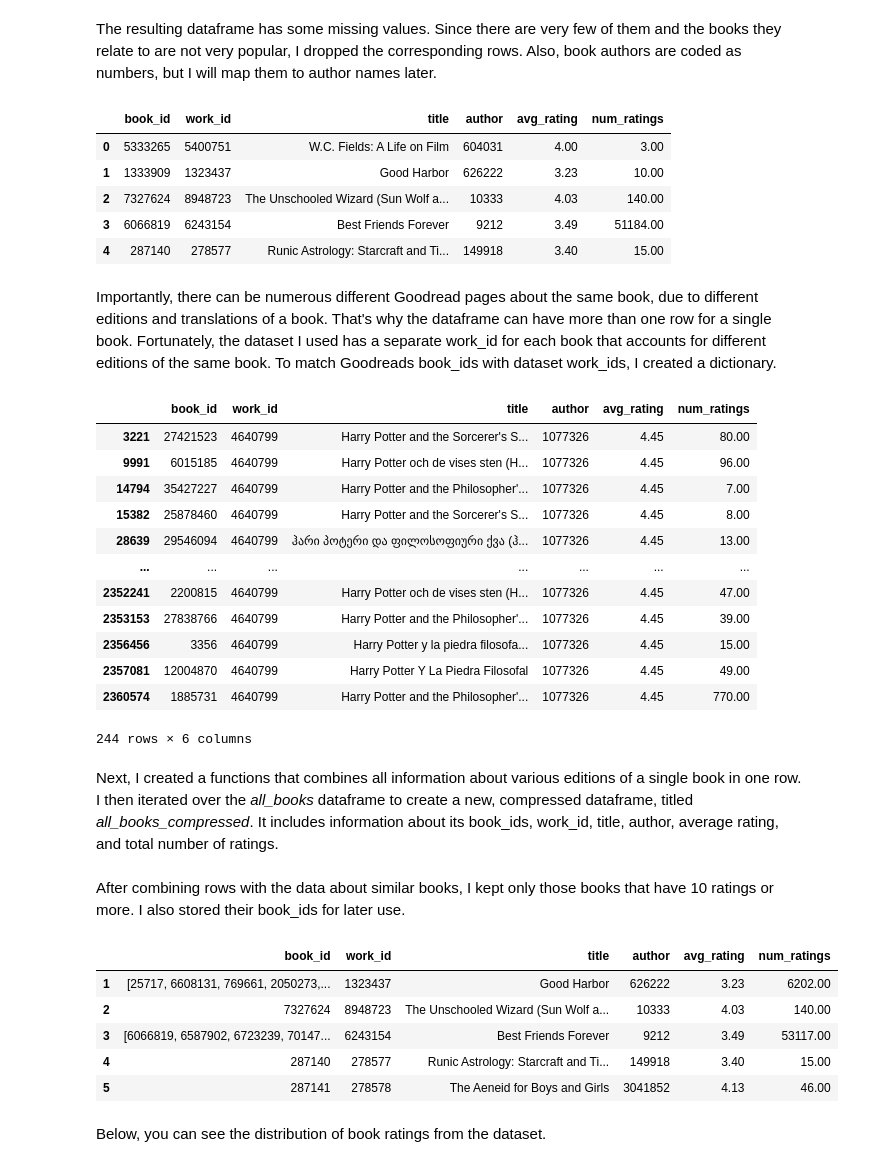
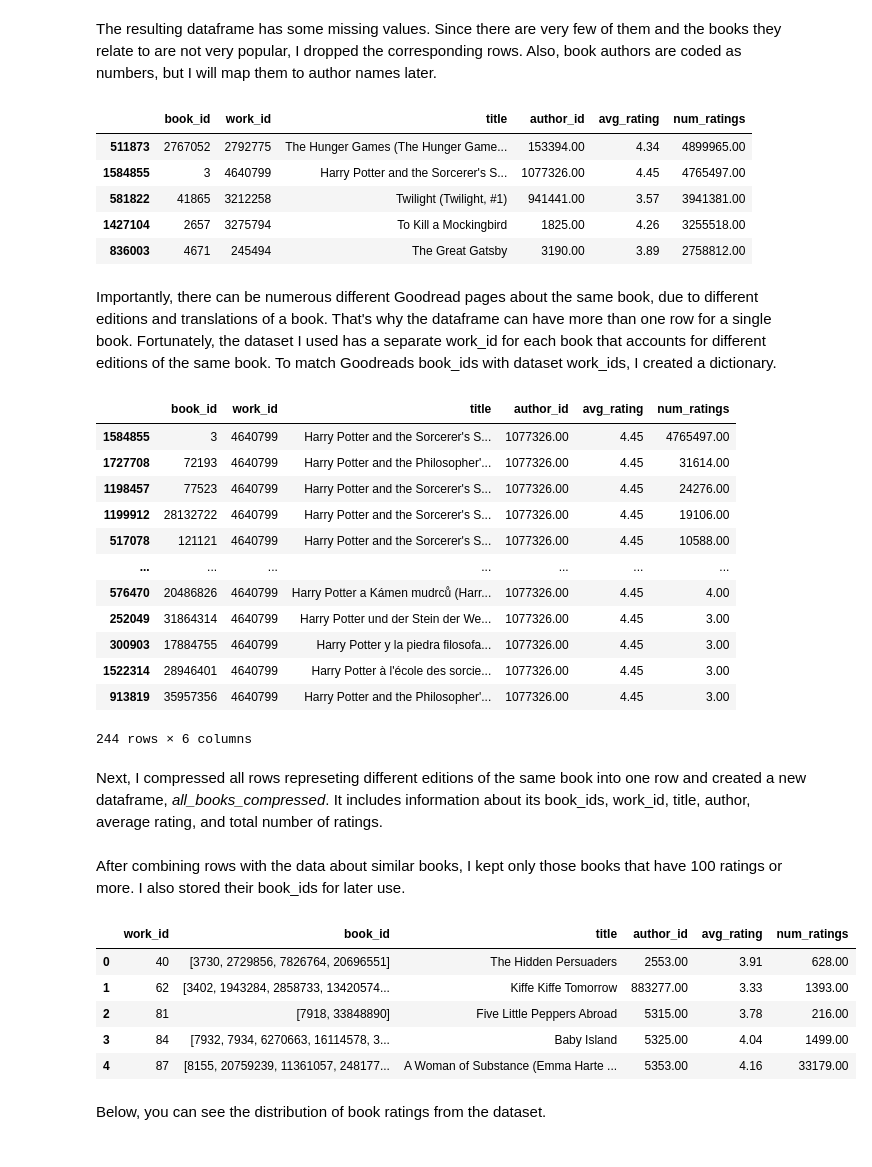
Before and after one commit to osydorchuk89/book_recommendations, a Jupyter notebook: book_recommendations.ipynb, the cells around one changed output. Saved outputs shown, nothing was run; the diff lists cells and outputs as text; code cells hidden in the pictures.

```diff
--- a/book_recommendations.ipynb
+++ b/book_recommendations.ipynb
@@ -43,7 +51,7 @@ After importing necessary libraries, I read the goodreads_books dataset. To crea
 book_ids = []
 work_ids = []
 titles = []
-authors = []
+author_ids = []
 avg_ratings = []
 nums_ratings = []
 
@@ -71,9 +79,9 @@ with gzip.open('data\goodreads_books.json.gz', 'r') as f:
 
         author_list = book_dict['authors']
         if len(author_list) > 0:
-            author = author_list[0]['author_id']
+            author_id = author_list[0]['author_id']
         else:
-            author = np.nan
+            author_id = np.nan
 
         avg_rating_str = book_dict['average_rating']
         if avg_rating_str != '':
@@ -84,7 +92,7 @@ with gzip.open('data\goodreads_books.json.gz', 'r') as f:
         book_ids.append(book_id)
         work_ids.append(work_id)
         titles.append(title)
-        authors.append(author)
+        author_ids.append(author_id)
         avg_ratings.append(avg_rating)
         nums_ratings.append(num_ratings)
 
@@ -92,7 +100,7 @@ all_books = pd.DataFrame({
     'book_id': book_ids,
     'work_id': work_ids,
     'title': titles,
-    'author': authors,
+    'author_id': author_ids,
     'avg_rating': avg_ratings,
     'num_ratings': nums_ratings
 })
@@ -120,41 +128,45 @@ The resulting dataframe has some missing values. Since there are very few of the
 #dropping rows with missing info about book ratings
 all_books.dropna(subset=['avg_rating', 'num_ratings'], inplace=True)
 
-#casting work_id column as integer
+#converting work id and author id columns to numeric types
 all_books.work_id = all_books.work_id.astype(int)
+all_books.author_id = all_books.author_id.astype(float)
 
 #dropping rows with missing titles
 all_books = all_books[~all_books.title.isin(['', 'N/A'])]
 
+#sorting the books by the number of ratings
+all_books = all_books.sort_values('num_ratings', ascending=False)
+
 all_books.head()
 # %% [output]
-|  | book_id | work_id | title | author | avg_rating | num_ratings |
-| 0 | 5333265 | 5400751 | W.C. Fields: A Life on Film | 604031 | 4.00 | 3.00 |
-| 1 | 1333909 | 1323437 | Good Harbor | 626222 | 3.23 | 10.00 |
-| 2 | 7327624 | 8948723 | The Unschooled Wizard (Sun Wolf a... | 10333 | 4.03 | 140.00 |
-| 3 | 6066819 | 6243154 | Best Friends Forever | 9212 | 3.49 | 51184.00 |
-| 4 | 287140 | 278577 | Runic Astrology: Starcraft and Ti... | 149918 | 3.40 | 15.00 |
+|  | book_id | work_id | title | author_id | avg_rating | num_ratings |
+| 511873 | 2767052 | 2792775 | The Hunger Games (The Hunger Game... | 153394.00 | 4.34 | 4899965.00 |
+| 1584855 | 3 | 4640799 | Harry Potter and the Sorcerer's S... | 1077326.00 | 4.45 | 4765497.00 |
+| 581822 | 41865 | 3212258 | Twilight (Twilight, #1) | 941441.00 | 3.57 | 3941381.00 |
+| 1427104 | 2657 | 3275794 | To Kill a Mockingbird | 1825.00 | 4.26 | 3255518.00 |
+| 836003 | 4671 | 245494 | The Great Gatsby | 3190.00 | 3.89 | 2758812.00 |
 # %% [markdown]
 Importantly, there can be numerous different Goodread pages about the same book, due to different editions and translations of a book. That's why the dataframe can have more than one row for a single book. Fortunately, the dataset I used has a separate work_id for each book that accounts for different editions of the same book. To match Goodreads book_ids with dataset work_ids, I created a dictionary.
 # %%
 #displaying all editiond of the first Harry Potter book
 all_books[all_books.work_id==4640799]
 # %% [output]
-|  | book_id | work_id | title | author | avg_rating | num_ratings |
-| 3221 | 27421523 | 4640799 | Harry Potter and the Sorcerer's S... | 1077326 | 4.45 | 80.00 |
-| 9991 | 6015185 | 4640799 | Harry Potter och de vises sten (H... | 1077326 | 4.45 | 96.00 |
-| 14794 | 35427227 | 4640799 | Harry Potter and the Philosopher'... | 1077326 | 4.45 | 7.00 |
-| 15382 | 25878460 | 4640799 | Harry Potter and the Sorcerer's S... | 1077326 | 4.45 | 8.00 |
-| 28639 | 29546094 | 4640799 | ჰარი პოტერი და ფილოსოფიური ქვა (ჰ... | 1077326 | 4.45 | 13.00 |
+|  | book_id | work_id | title | author_id | avg_rating | num_ratings |
+| 1584855 | 3 | 4640799 | Harry Potter and the Sorcerer's S... | 1077326.00 | 4.45 | 4765497.00 |
+| 1727708 | 72193 | 4640799 | Harry Potter and the Philosopher'... | 1077326.00 | 4.45 | 31614.00 |
+| 1198457 | 77523 | 4640799 | Harry Potter and the Sorcerer's S... | 1077326.00 | 4.45 | 24276.00 |
+| 1199912 | 28132722 | 4640799 | Harry Potter and the Sorcerer's S... | 1077326.00 | 4.45 | 19106.00 |
+| 517078 | 121121 | 4640799 | Harry Potter and the Sorcerer's S... | 1077326.00 | 4.45 | 10588.00 |
 | ... | ... | ... | ... | ... | ... | ... |
-| 2352241 | 2200815 | 4640799 | Harry Potter och de vises sten (H... | 1077326 | 4.45 | 47.00 |
-| 2353153 | 27838766 | 4640799 | Harry Potter and the Philosopher'... | 1077326 | 4.45 | 39.00 |
-| 2356456 | 3356 | 4640799 | Harry Potter y la piedra filosofa... | 1077326 | 4.45 | 15.00 |
-| 2357081 | 12004870 | 4640799 | Harry Potter Y La Piedra Filosofal | 1077326 | 4.45 | 49.00 |
-| 2360574 | 1885731 | 4640799 | Harry Potter and the Philosopher'... | 1077326 | 4.45 | 770.00 |
+| 576470 | 20486826 | 4640799 | Harry Potter a Kámen mudrců (Harr... | 1077326.00 | 4.45 | 4.00 |
+| 252049 | 31864314 | 4640799 | Harry Potter und der Stein der We... | 1077326.00 | 4.45 | 3.00 |
+| 300903 | 17884755 | 4640799 | Harry Potter y la piedra filosofa... | 1077326.00 | 4.45 | 3.00 |
+| 1522314 | 28946401 | 4640799 | Harry Potter à l'école des sorcie... | 1077326.00 | 4.45 | 3.00 |
+| 913819 | 35957356 | 4640799 | Harry Potter and the Philosopher'... | 1077326.00 | 4.45 | 3.00 |
 244 rows × 6 columns
 # %%
 #creating dictionary mapping books ids to work ids
 book_work_id_dict = dict(zip(all_books.book_id, all_books.work_id))
 # %% [markdown]
-Next, I created a functions that combines all information about various editions of a single book in one row. I then iterated over the *all_books* dataframe to create a new, compressed dataframe, titled *all_books_compressed*. It includes information about its book_ids, work_id, title, author, average rating, and total number of ratings.
+Next, I compressed all rows represeting different editions of the same book into one row and created a new dataframe, *all_books_compressed*. It includes information about its book_ids, work_id, title, author, average rating, and total number of ratings.
@@ -190,21 +173,29 @@ for i, unique_id in tqdm(enumerate(unique_ids)):
+# %%
+all_books_compressed = all_books.groupby('work_id').agg({
+    'book_id': lambda x: list(x),
+    'title':'first',
+    'author_id':'min',
+    'avg_rating': 'min',
+    'num_ratings': 'sum'
+    }).reset_index()
 # %% [markdown]
-After combining rows with the data about similar books, I kept only those books that have 10 ratings or more. I also stored their book_ids for later use.
+After combining rows with the data about similar books, I kept only those books that have 100 ratings or more. I also stored their book_ids for later use.
 # %%
-#keeping only books with at least 10 ratings
-all_books_compressed = all_books_compressed[all_books_compressed.num_ratings >= 10]
+#keeping only books with at least 100 ratings
+all_books_compressed = all_books_compressed[all_books_compressed.num_ratings >= 100]
 all_books_ids = np.hstack(all_books_compressed.book_id.values)
 
 #removing books with average rating of 0
 all_books_compressed = all_books_compressed[all_books_compressed.avg_rating != 0]
 
 all_books_compressed.head()
 # %% [output]
-|  | book_id | work_id | title | author | avg_rating | num_ratings |
-| 1 | [25717, 6608131, 769661, 2050273,... | 1323437 | Good Harbor | 626222 | 3.23 | 6202.00 |
-| 2 | 7327624 | 8948723 | The Unschooled Wizard (Sun Wolf a... | 10333 | 4.03 | 140.00 |
-| 3 | [6066819, 6587902, 6723239, 70147... | 6243154 | Best Friends Forever | 9212 | 3.49 | 53117.00 |
-| 4 | 287140 | 278577 | Runic Astrology: Starcraft and Ti... | 149918 | 3.40 | 15.00 |
-| 5 | 287141 | 278578 | The Aeneid for Boys and Girls | 3041852 | 4.13 | 46.00 |
+|  | work_id | book_id | title | author_id | avg_rating | num_ratings |
+| 0 | 40 | [3730, 2729856, 7826764, 20696551] | The Hidden Persuaders | 2553.00 | 3.91 | 628.00 |
+| 1 | 62 | [3402, 1943284, 2858733, 13420574... | Kiffe Kiffe Tomorrow | 883277.00 | 3.33 | 1393.00 |
+| 2 | 81 | [7918, 33848890] | Five Little Peppers Abroad | 5315.00 | 3.78 | 216.00 |
+| 3 | 84 | [7932, 7934, 6270663, 16114578, 3... | Baby Island | 5325.00 | 4.04 | 1499.00 |
+| 4 | 87 | [8155, 20759239, 11361057, 248177... | A Woman of Substance (Emma Harte ... | 5353.00 | 4.16 | 33179.00 |
 # %% [markdown]
 Below, you can see the distribution of book ratings from the dataset.
 # %%
```
Also changed, not shown: parts of 37 cells of this notebook.
